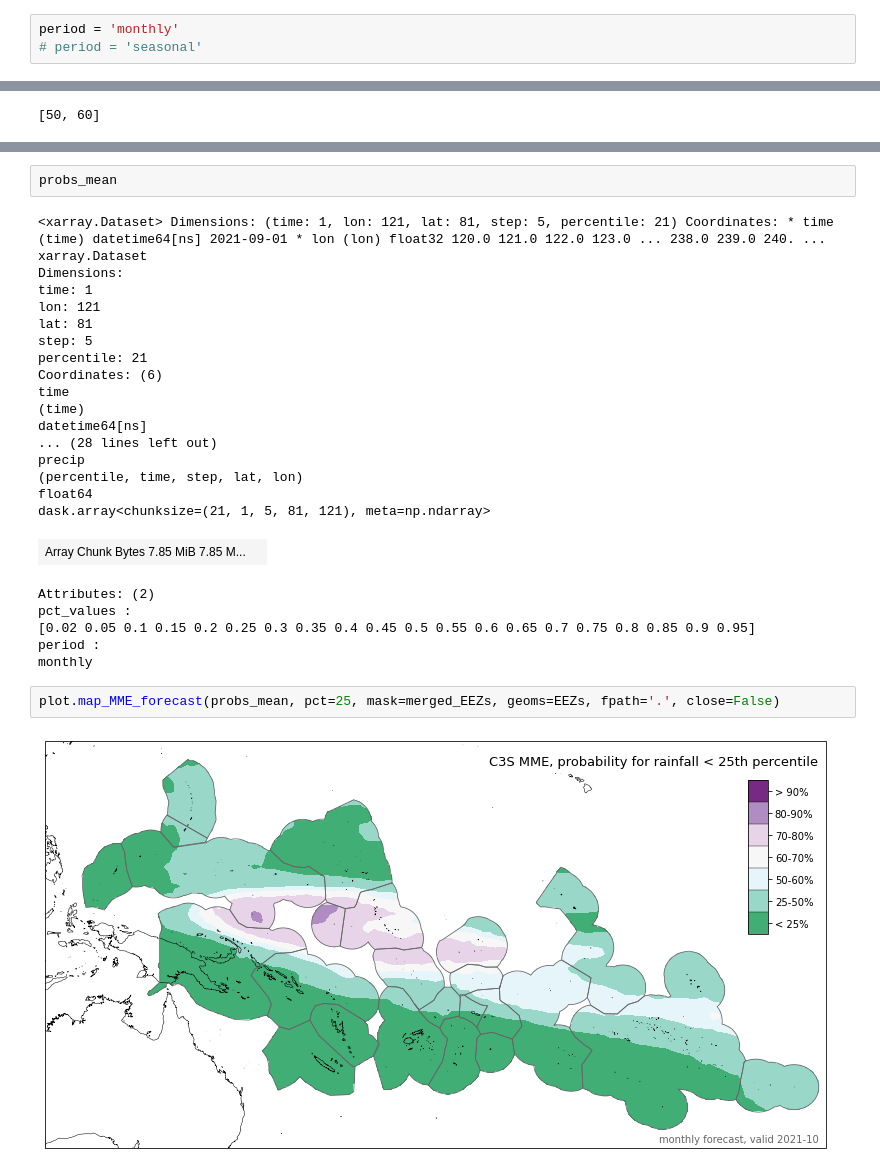
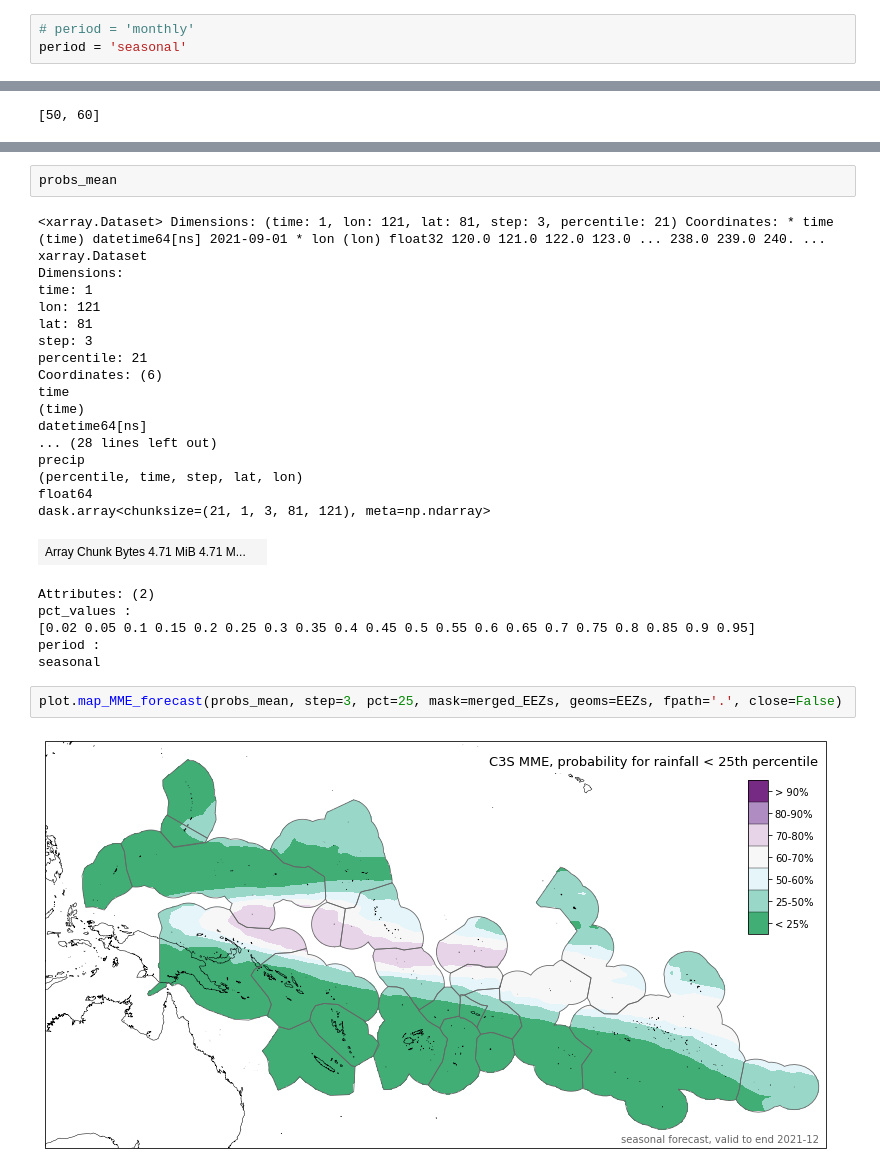
Before and after one commit to nicolasfauchereau/ICU_Water_Watch, a Jupyter notebook: notebooks/C3S/4_map_MME_probabilistic_forecast.ipynb, the cells around one changed output, grey strips where cells are left out. Cells and saved outputs as stored; diff of their text form.

```diff
--- a/notebooks/C3S/4_map_MME_probabilistic_forecast.ipynb
+++ b/notebooks/C3S/4_map_MME_probabilistic_forecast.ipynb
@@ -72,8 +72,8 @@ list_GCMs = ['ECMWF','UKMO','METEO_FRANCE','CMCC','DWD', 'NCEP', 'JMA', 'ECCC']
 # %% [markdown]
 #### period (`monthly` or `seasonal`)
 # %%
-period = 'monthly'
-# period = 'seasonal'
+# period = 'monthly'
+period = 'seasonal'
 # %%
 if period == 'seasonal':
     nsteps = 3
@@ -322,13 +322,13 @@ for i, step in enumerate(steps[:nsteps]):
 # %%
 probs_mean
 # %% [output]
-<xarray.Dataset> Dimensions: (time: 1, lon: 121, lat: 81, step: 5, percentile: 21) Coordinates: * time (time) datetime64[ns] 2021-09-01 * lon (lon) float32 120.0 121.0 122.0 123.0 ... 238.0 239.0 240. ...
+<xarray.Dataset> Dimensions: (time: 1, lon: 121, lat: 81, step: 3, percentile: 21) Coordinates: * time (time) datetime64[ns] 2021-09-01 * lon (lon) float32 120.0 121.0 122.0 123.0 ... 238.0 239.0 240. ...
 xarray.Dataset
 Dimensions:
 time: 1
 lon: 121
 lat: 81
-step: 5
+step: 3
 percentile: 21
 Coordinates: (6)
 time
@@ -338,15 +338,15 @@ datetime64[ns]
 precip
 (percentile, time, step, lat, lon)
 float64
-dask.array<chunksize=(21, 1, 5, 81, 121), meta=np.ndarray>
+dask.array<chunksize=(21, 1, 3, 81, 121), meta=np.ndarray>
-| Array Chunk Bytes 7.85 MiB 7.85 M... |  |
+| Array Chunk Bytes 4.71 MiB 4.71 M... |  |
 Attributes: (2)
 pct_values :
 [0.02 0.05 0.1 0.15 0.2 0.25 0.3 0.35 0.4 0.45 0.5 0.55 0.6 0.65 0.7 0.75 0.8 0.85 0.9 0.95]
 period :
-monthly
+seasonal
 # %%
-plot.map_MME_forecast(probs_mean, pct=25, mask=merged_EEZs, geoms=EEZs, fpath='.', close=False)
+plot.map_MME_forecast(probs_mean, step=3, pct=25, mask=merged_EEZs, geoms=EEZs, fpath='.', close=False)
 # %% [output]
-[figure, old version]
+[figure, new version]
 # %%
```
Also changed, not shown: parts of 12 cells of this notebook, 1 other file.
